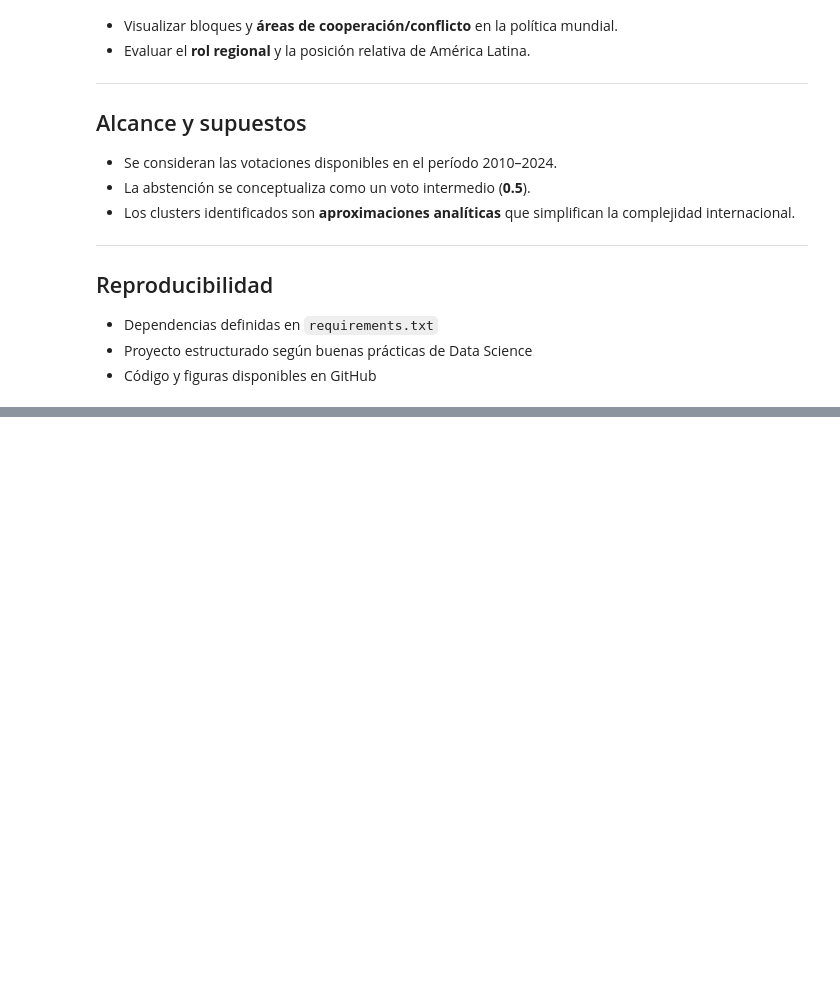
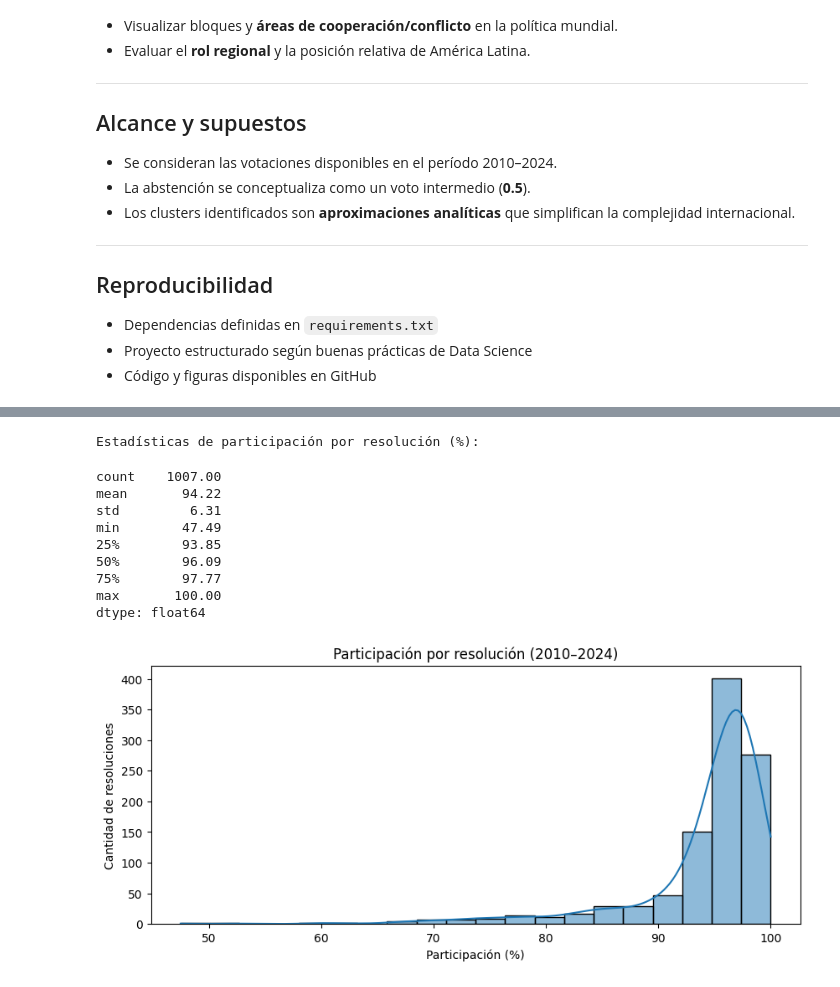
Before and after one commit to fernandezelias/UN_Voting_Clustering, a Jupyter notebook: un_votes_clustering.ipynb, the cells around one changed output, grey strips where cells are left out. Saved outputs shown, nothing was run; the diff lists cells and outputs as text; code cells hidden in the pictures; blank space fills up the shorter version.

```diff
--- a/un_votes_clustering.ipynb
+++ b/un_votes_clustering.ipynb
@@ -101,0 +114,4 @@ plt.rcParams['figure.figsize'] = (10, 6)
+# %%
+# --- Carga de datos ---
+file_path = "data/raw/un_votes_raw.csv"
+df = pd.read_csv(file_path, low_memory=False)
@@ -101,0 +457,9 @@ plt.rcParams['figure.figsize'] = (10, 6)
+# %%
+# --- Filtro mínimo de participación ---
+umbral = 70
+
+countries_selected = coverage[coverage >= umbral].index
+votes_matrix_filtered = votes_matrix.loc[countries_selected].copy()
+
+print(f"Países retenidos: {len(countries_selected)}")
+print(f"Países excluidos: {votes_matrix.shape[0] - len(countries_selected)}")
@@ -101,0 +517,27 @@ plt.rcParams['figure.figsize'] = (10, 6)
+# %%
+# --- Cobertura por resolución ---
+missing_by_resolution = (votes_matrix_filtered.isnull().mean() * 100).round(2)
+coverage_res = 100 - missing_by_resolution  # % de países que votaron cada resolución
+
+print("Estadísticas de participación por resolución (%):")
+display(coverage_res.describe().round(2))
+
+# Visualización
+plt.figure(figsize=(10,4))
+sns.histplot(coverage_res, bins=20, kde=True)
+plt.title("Participación por resolución (2010–2024)")
+plt.xlabel("Participación (%)")
+plt.ylabel("Cantidad de resoluciones")
+plt.show()
+# %% [output]
+Estadísticas de participación por resolución (%):
+count    1007.00
+mean       94.22
+std         6.31
+min        47.49
+25%        93.85
+50%        96.09
+75%        97.77
+max       100.00
+dtype: float64
+[figure, added]
```
Also changed, not shown: parts of 37 cells of this notebook.
